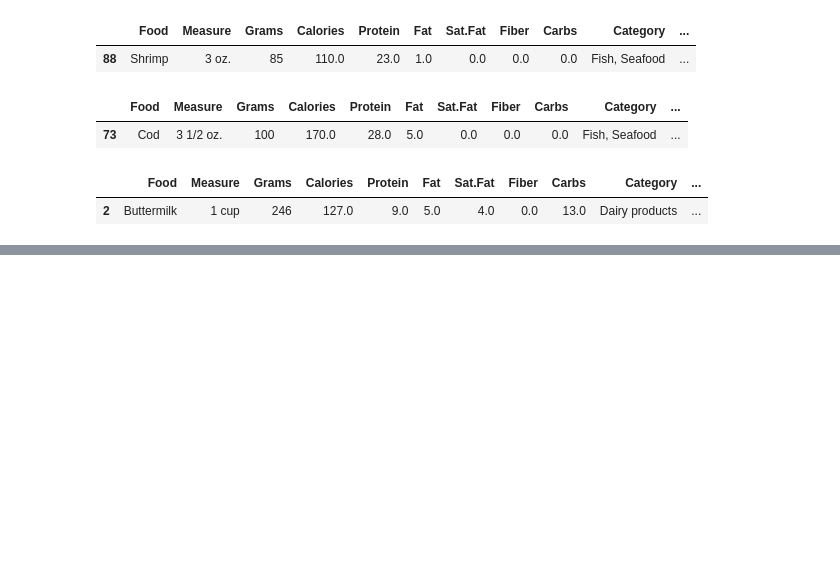
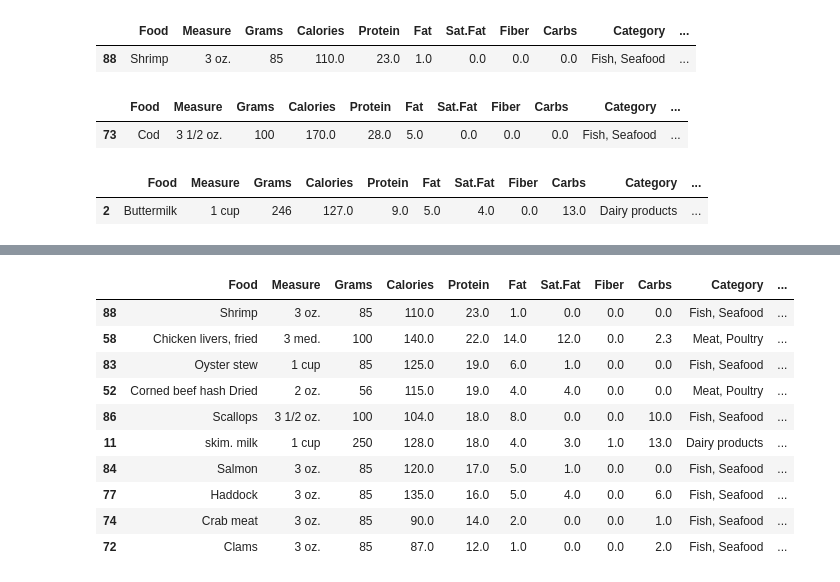
Before and after one commit to hrushikesh-pawar/nutrition-macro-predictor, a Jupyter notebook: nutrition.ipynb, the cells around one changed output, grey strips where cells are left out. Drawn from its saved outputs; the diff is of its cells as text; code cells hidden in the pictures; blank space fills up the shorter version.

```diff
--- a/nutrition.ipynb
+++ b/nutrition.ipynb
@@ -447,0 +480,14 @@ get_food_info("Buttermilk")
+# %%
+get_high_protein_foods(150)
+# %% [output]
+|  | Food | Measure | Grams | Calories | Protein | Fat | Sat.Fat | Fiber | Carbs | Category | ... |
+| 88 | Shrimp | 3 oz. | 85 | 110.0 | 23.0 | 1.0 | 0.0 | 0.0 | 0.0 | Fish, Seafood | ... |
+| 58 | Chicken livers, fried | 3 med. | 100 | 140.0 | 22.0 | 14.0 | 12.0 | 0.0 | 2.3 | Meat, Poultry | ... |
+| 83 | Oyster stew | 1 cup | 85 | 125.0 | 19.0 | 6.0 | 1.0 | 0.0 | 0.0 | Fish, Seafood | ... |
+| 52 | Corned beef hash Dried | 2 oz. | 56 | 115.0 | 19.0 | 4.0 | 4.0 | 0.0 | 0.0 | Meat, Poultry | ... |
+| 86 | Scallops | 3 1/2 oz. | 100 | 104.0 | 18.0 | 8.0 | 0.0 | 0.0 | 10.0 | Fish, Seafood | ... |
+| 11 | skim. milk | 1 cup | 250 | 128.0 | 18.0 | 4.0 | 3.0 | 1.0 | 13.0 | Dairy products | ... |
+| 84 | Salmon | 3 oz. | 85 | 120.0 | 17.0 | 5.0 | 1.0 | 0.0 | 0.0 | Fish, Seafood | ... |
+| 77 | Haddock | 3 oz. | 85 | 135.0 | 16.0 | 5.0 | 4.0 | 0.0 | 6.0 | Fish, Seafood | ... |
+| 74 | Crab meat | 3 oz. | 85 | 90.0 | 14.0 | 2.0 | 0.0 | 0.0 | 1.0 | Fish, Seafood | ... |
+| 72 | Clams | 3 oz. | 85 | 87.0 | 12.0 | 1.0 | 0.0 | 0.0 | 2.0 | Fish, Seafood | ... |
```
Also changed, not shown: parts of 7 cells of this notebook.
